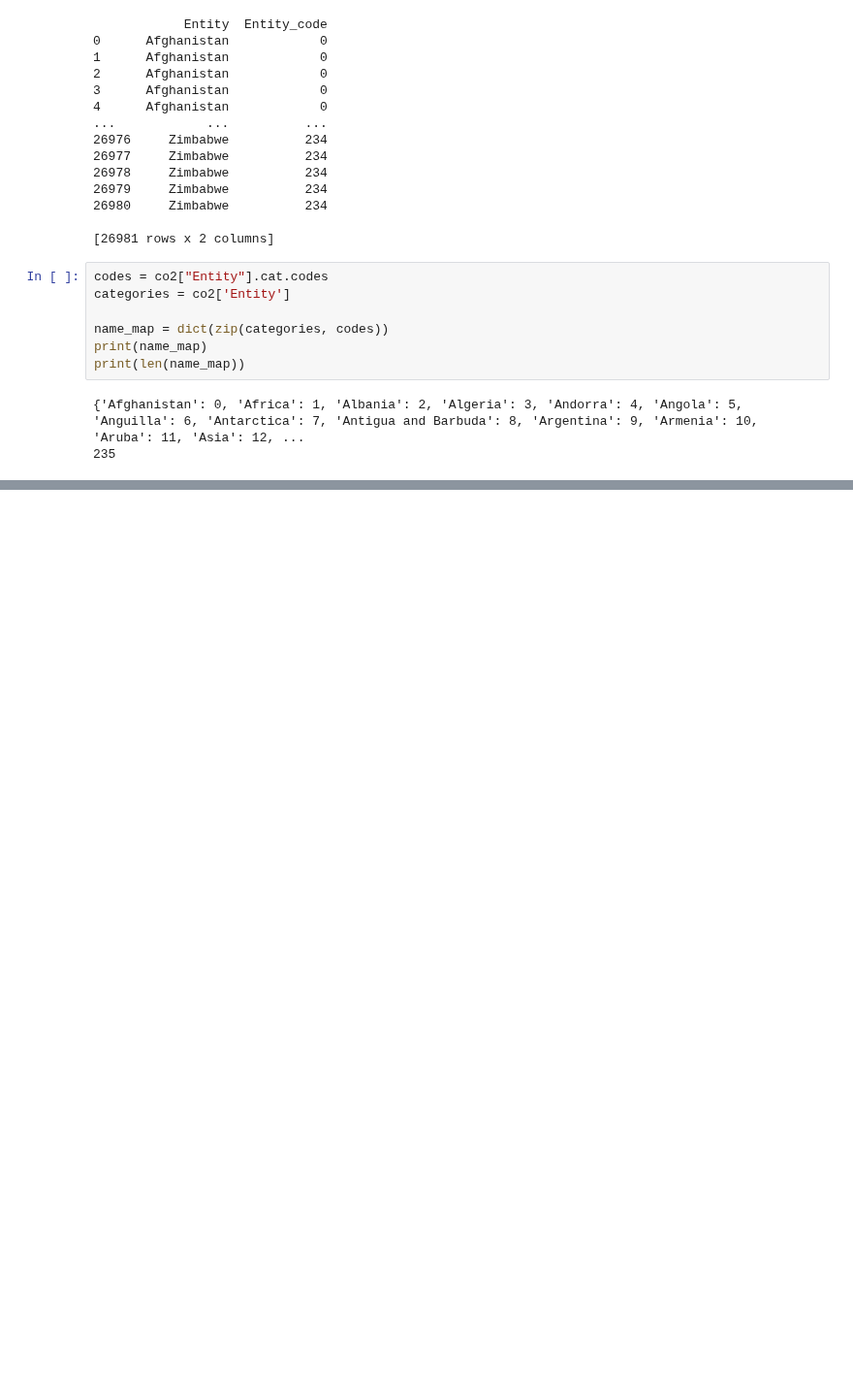
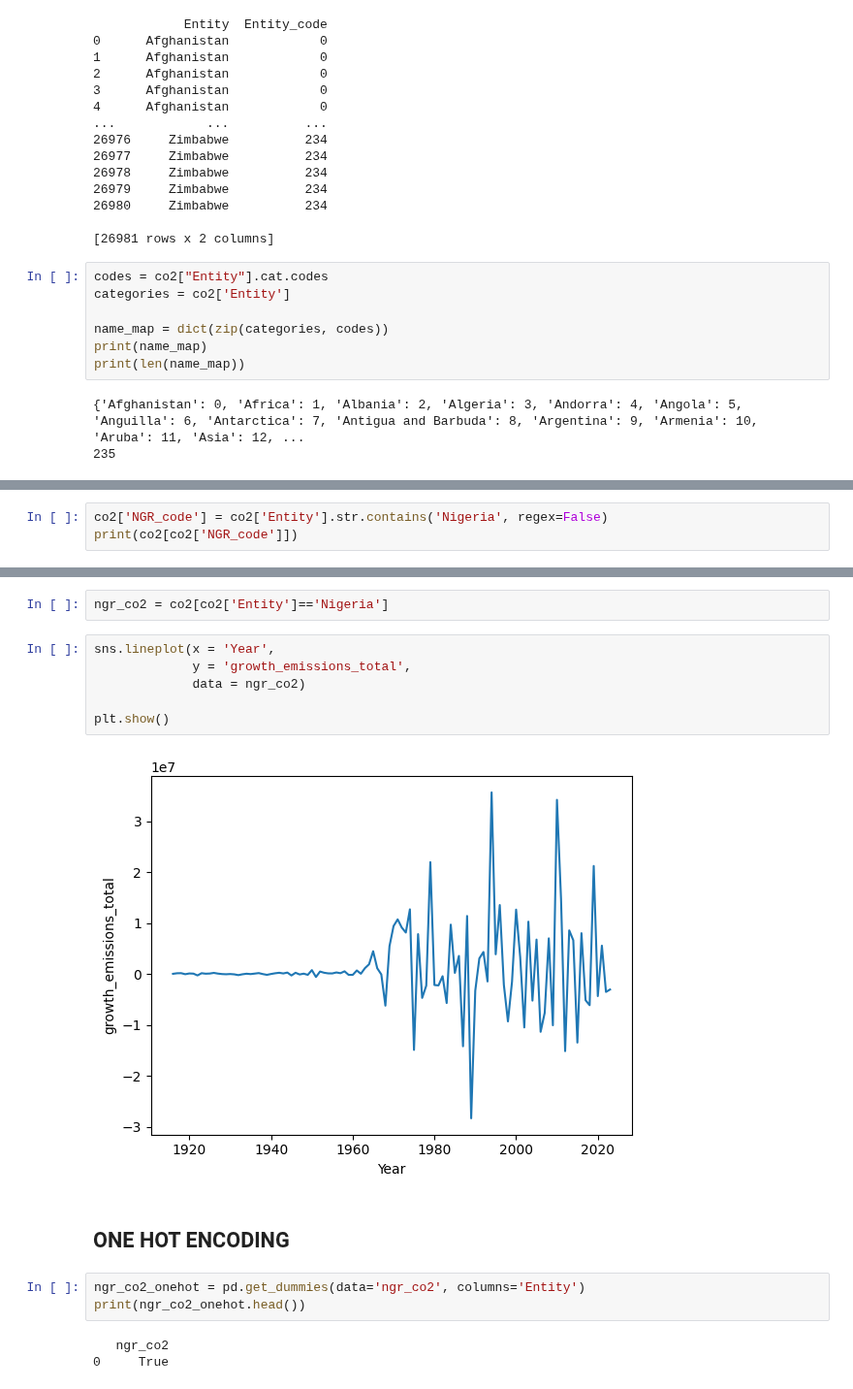
Before and after one commit to HABUDANHAYABK/Associate-Data-Scientist-in-Python, a Jupyter notebook: Working_with_Categorical_Data_in_Python/label_encoding.ipynb, the cells around one changed output, grey strips where cells are left out. Shown at 97% size. Saved outputs shown, nothing was run; the diff lists cells and outputs as text; blank space fills up the shorter version.

```diff
--- a/Working_with_Categorical_Data_in_Python/label_encoding.ipynb
+++ b/Working_with_Categorical_Data_in_Python/label_encoding.ipynb
@@ -66,0 +69,3 @@ print(len(name_map))
+# %%
+co2['NGR_code'] = co2['Entity'].str.contains('Nigeria', regex=False)
+print(co2[co2['NGR_code']])
@@ -66,0 +87,18 @@ print(len(name_map))
+# %%
+ngr_co2 = co2[co2['Entity']=='Nigeria']
+# %%
+sns.lineplot(x = 'Year',
+             y = 'growth_emissions_total',
+             data = ngr_co2)
+
+plt.show()
+# %% [output]
+[figure, added]
+# %% [markdown]
+## ONE HOT ENCODING
+# %%
+ngr_co2_onehot = pd.get_dummies(data='ngr_co2', columns='Entity')
+print(ngr_co2_onehot.head())
+# %% [output]
+   ngr_co2
+0     True
```
Also changed, not shown: parts of 2 cells of this notebook.
